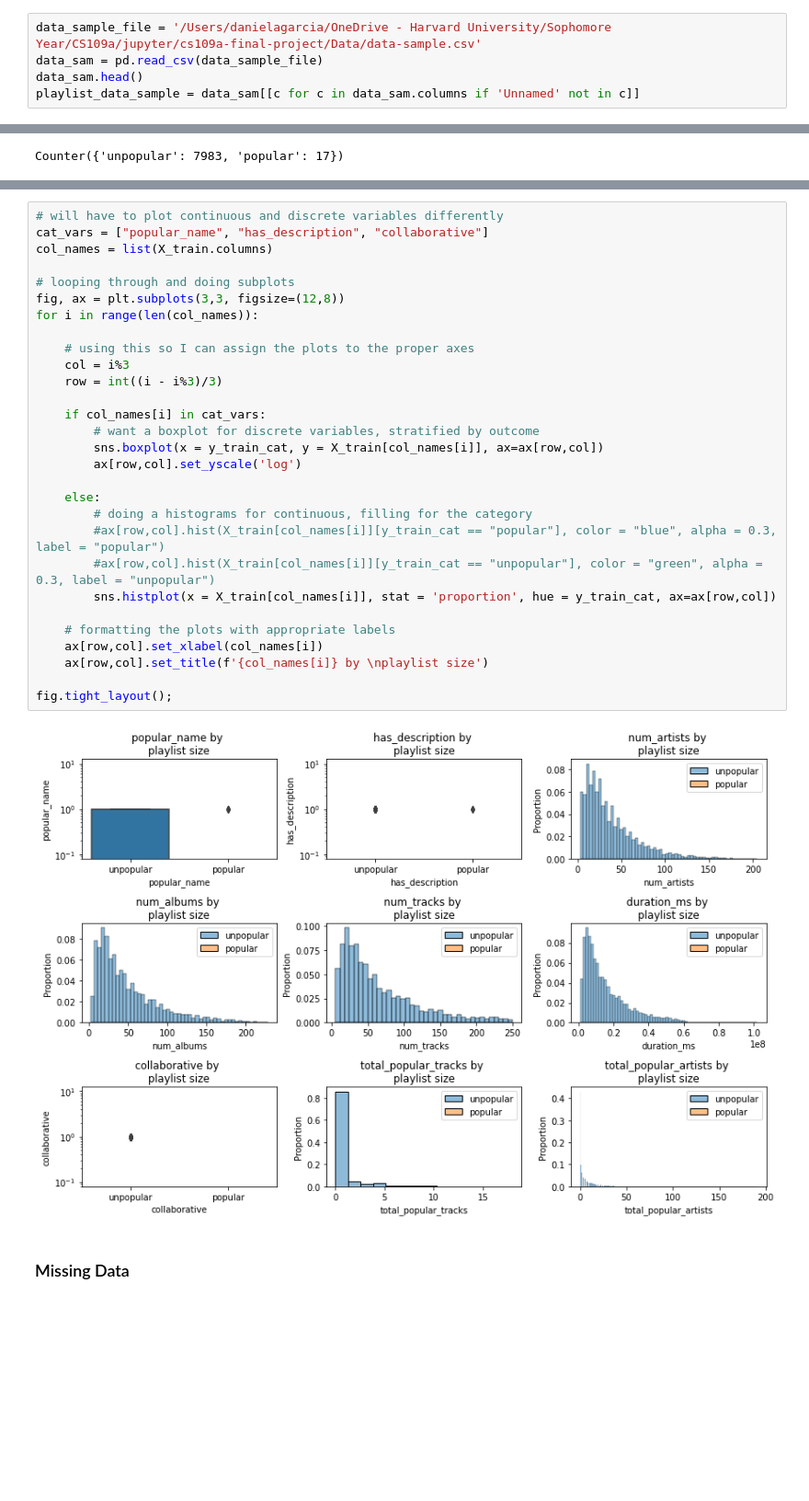
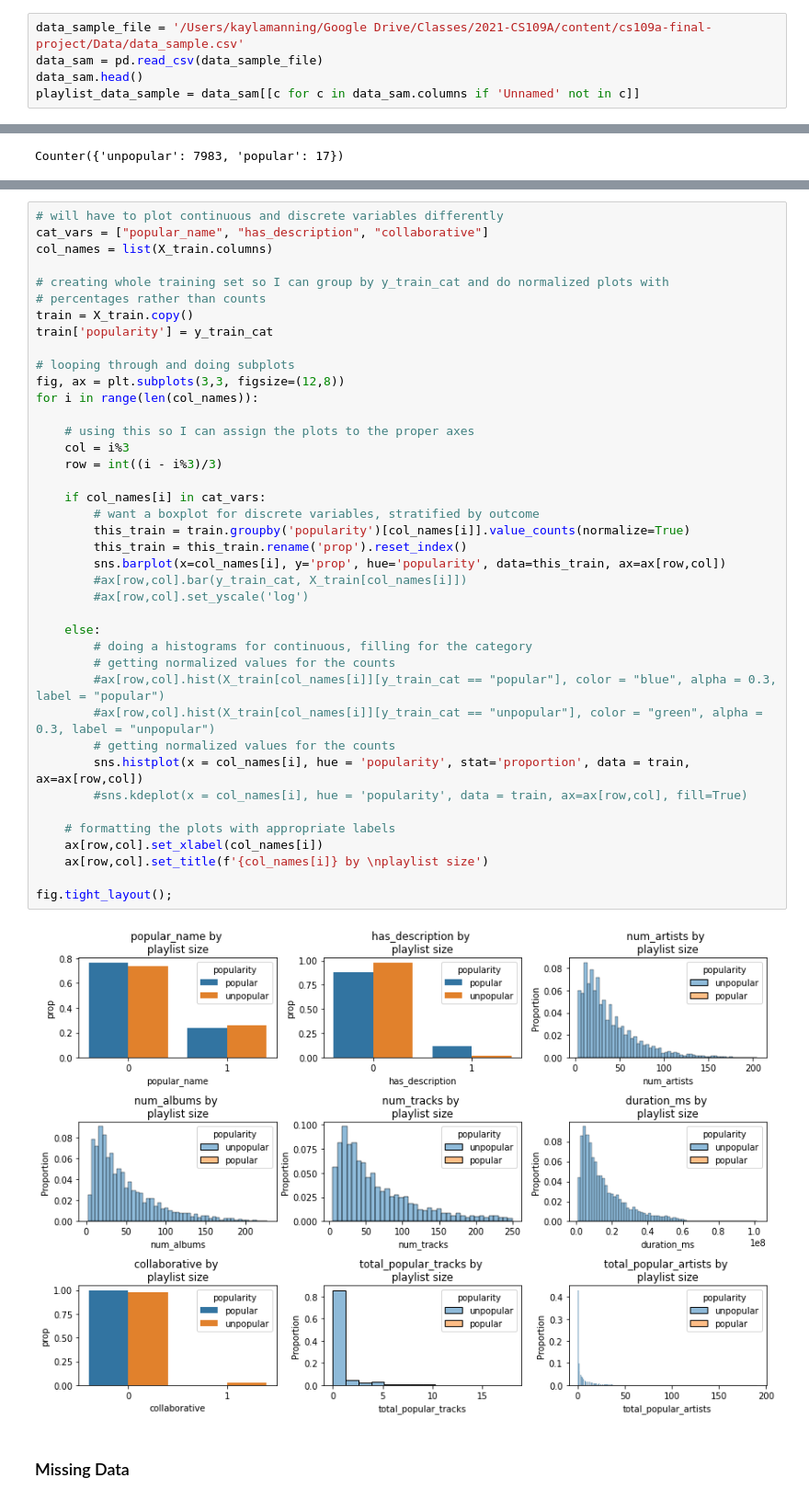
Before and after one commit to danielagarcia319/cs109a-final-project, a Jupyter notebook: Milestone 2.ipynb, the cells around one changed output, grey strips where cells are left out. Shown: that part at 92% size. Cells and saved outputs as stored; diff of their text form; blank space fills up the shorter version.

```diff
--- a/Milestone 2.ipynb
+++ b/Milestone 2.ipynb
@@ -81,5 +83,5 @@ playlist_data_sample.head()
 # %%
-data_sample_file = '/Users/danielagarcia/OneDrive - Harvard University/Sophomore Year/CS109a/jupyter/cs109a-final-project/Data/data-sample.csv'
+data_sample_file = '/Users/kaylamanning/Google Drive/Classes/2021-CS109A/content/cs109a-final-project/Data/data_sample.csv'
 data_sam = pd.read_csv(data_sample_file)
 data_sam.head()
 playlist_data_sample = data_sam[[c for c in data_sam.columns if 'Unnamed' not in c]]
@@ -343,34 +343,45 @@ fig.tight_layout();
 # %%
 # will have to plot continuous and discrete variables differently
 cat_vars = ["popular_name", "has_description", "collaborative"]
 col_names = list(X_train.columns)
+
+# creating whole training set so I can group by y_train_cat and do normalized plots with
+# percentages rather than counts
+train = X_train.copy()
+train['popularity'] = y_train_cat
 
 # looping through and doing subplots
 fig, ax = plt.subplots(3,3, figsize=(12,8))
 for i in range(len(col_names)):
 
     # using this so I can assign the plots to the proper axes
     col = i%3
     row = int((i - i%3)/3)
 
     if col_names[i] in cat_vars:
         # want a boxplot for discrete variables, stratified by outcome
-        sns.boxplot(x = y_train_cat, y = X_train[col_names[i]], ax=ax[row,col])
-        ax[row,col].set_yscale('log')
+        this_train = train.groupby('popularity')[col_names[i]].value_counts(normalize=True)
+        this_train = this_train.rename('prop').reset_index()
+        sns.barplot(x=col_names[i], y='prop', hue='popularity', data=this_train, ax=ax[row,col])
+        #ax[row,col].bar(y_train_cat, X_train[col_names[i]])
+        #ax[row,col].set_yscale('log')
 
     else:
         # doing a histograms for continuous, filling for the category
+        # getting normalized values for the counts
         #ax[row,col].hist(X_train[col_names[i]][y_train_cat == "popular"], color = "blue", alpha = 0.3, label = "popular")
         #ax[row,col].hist(X_train[col_names[i]][y_train_cat == "unpopular"], color = "green", alpha = 0.3, label = "unpopular")
-        sns.histplot(x = X_train[col_names[i]], stat = 'proportion', hue = y_train_cat, ax=ax[row,col])
+        # getting normalized values for the counts
+        sns.histplot(x = col_names[i], hue = 'popularity', stat='proportion', data = train, ax=ax[row,col])
+        #sns.kdeplot(x = col_names[i], hue = 'popularity', data = train, ax=ax[row,col], fill=True)
 
     # formatting the plots with appropriate labels
     ax[row,col].set_xlabel(col_names[i])
     ax[row,col].set_title(f'{col_names[i]} by \nplaylist size')
 
 fig.tight_layout();
 # %% [output]
-[figure, old version]
+[figure, new version]
 # %% [markdown]
 ### Missing Data
 # %% [markdown]
```
Also changed, not shown: parts of 3 cells of this notebook.
